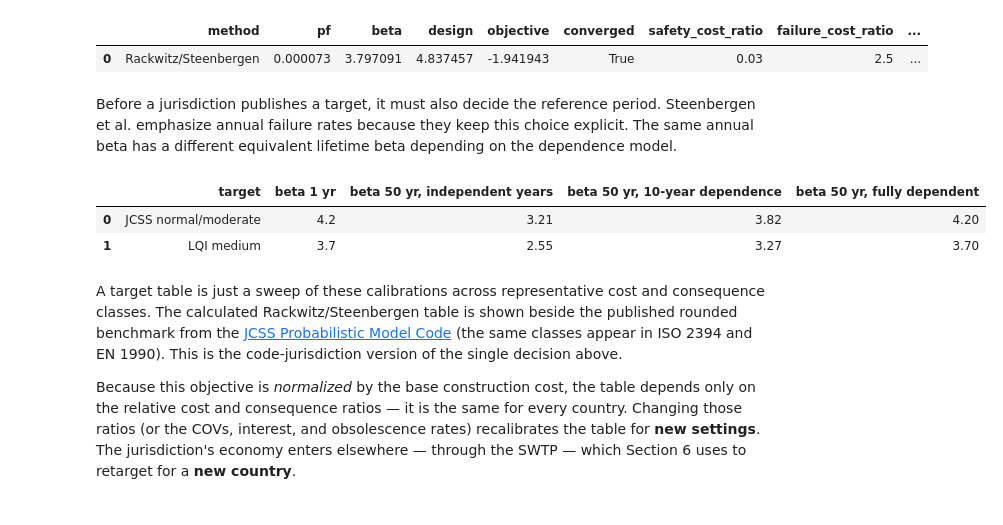
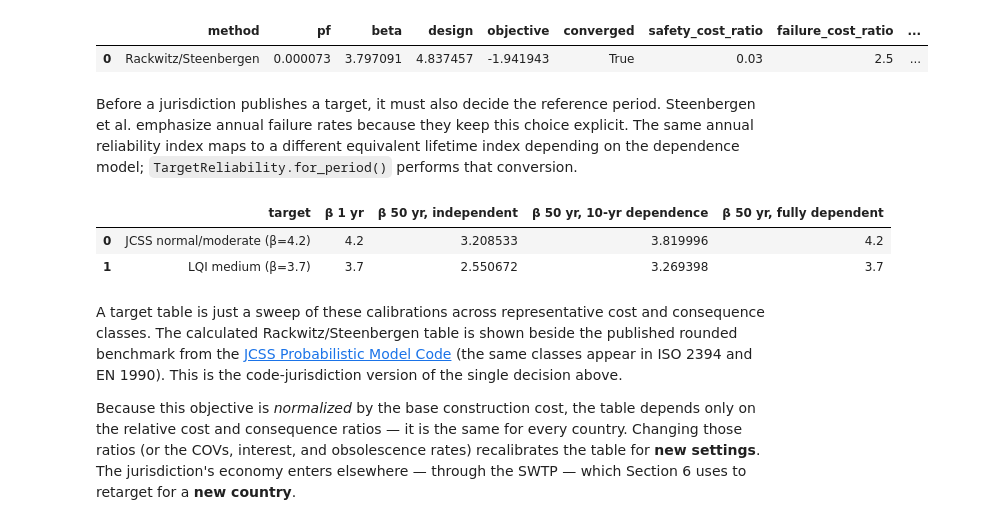
Before and after one commit to pystra/pystra, a Jupyter notebook: docs/source/notebooks/ex_design_decision_optimization.ipynb, the cells around one changed output. Cells and saved outputs as stored; diff of their text form; code cells hidden in the pictures.

```diff
--- a/docs/source/notebooks/ex_design_decision_optimization.ipynb
+++ b/docs/source/notebooks/ex_design_decision_optimization.ipynb
@@ -420,35 +380,29 @@ pd.DataFrame([normal_moderate_result.to_dict()])
 |  | method | pf | beta | design | objective | converged | safety_cost_ratio | failure_cost_ratio | ... |
 | 0 | Rackwitz/Steenbergen | 0.000073 | 3.797091 | 4.837457 | -1.941943 | True | 0.03 | 2.5 | ... |
 # %% [markdown]
-Before a jurisdiction publishes a target, it must also decide the reference period. Steenbergen et al. emphasize annual failure rates because they keep this choice explicit. The same annual beta has a different equivalent lifetime beta depending on the dependence model.
+Before a jurisdiction publishes a target, it must also decide the reference period. Steenbergen et al. emphasize annual failure rates because they keep this choice explicit. The same annual reliability index maps to a different equivalent lifetime index depending on the dependence model; `TargetReliability.for_period()` performs that conversion.
 # %%
-from scipy.stats import norm
+# Each route returns a TargetReliability; .for_period() converts an annual
+# index to a reference period under a chosen dependence assumption.
+targets = {
+    "JCSS normal/moderate (β=4.2)": ra.LQI.lookup_target(1e-5),
+    "LQI medium (β=3.7)": ra.LQI.lookup_target(1e-4),
+}
 
-
-def beta_for_period(beta_1yr, years, dependence_interval=1):
-    annual_pf = norm.cdf(-beta_1yr)
-    periods = years / dependence_interval
-    period_pf = 1 - (1 - annual_pf) ** periods
-    return -norm.ppf(period_pf)
-
-
-period_targets = []
-for label, beta_1yr in [("JCSS normal/moderate", 4.2), ("LQI medium", 3.7)]:
-    period_targets.append(
-        {
-            "target": label,
-            "beta 1 yr": f"{beta_1yr:.1f}",
-            "beta 50 yr, independent years": f"{beta_for_period(beta_1yr, 50):.2f}",
-            "beta 50 yr, 10-year dependence": f"{beta_for_period(beta_1yr, 50, 10):.2f}",
-            "beta 50 yr, fully dependent": f"{beta_for_period(beta_1yr, 50, 50):.2f}",
-        }
-    )
-
-pd.DataFrame(period_targets)
+pd.DataFrame(
+    {
+        "target": label,
+        "β 1 yr": t.beta,
+        "β 50 yr, independent": t.for_period(50).beta,
+        "β 50 yr, 10-yr dependence": t.for_period(50, dependence_interval=10).beta,
+        "β 50 yr, fully dependent": t.for_period(50, dependence_interval=50).beta,
+    }
+    for label, t in targets.items()
+)
 # %% [output]
-|  | target | beta 1 yr | beta 50 yr, independent years | beta 50 yr, 10-year dependence | beta 50 yr, fully dependent |
-| 0 | JCSS normal/moderate | 4.2 | 3.21 | 3.82 | 4.20 |
-| 1 | LQI medium | 3.7 | 2.55 | 3.27 | 3.70 |
+|  | target | β 1 yr | β 50 yr, independent | β 50 yr, 10-yr dependence | β 50 yr, fully dependent |
+| 0 | JCSS normal/moderate (β=4.2) | 4.2 | 3.208533 | 3.819996 | 4.2 |
+| 1 | LQI medium (β=3.7) | 3.7 | 2.550672 | 3.269398 | 3.7 |
 # %% [markdown]
 A target table is just a sweep of these calibrations across representative cost and consequence classes. The calculated Rackwitz/Steenbergen table is shown beside the published rounded benchmark from the [JCSS Probabilistic Model Code](https://www.jcss-lc.org/publications/jcsspmc/part_i.pdf) (the same classes appear in ISO 2394 and EN 1990). This is the code-jurisdiction version of the single decision above.
 
```
Also changed, not shown: parts of 5 cells of this notebook, 2 other files.
